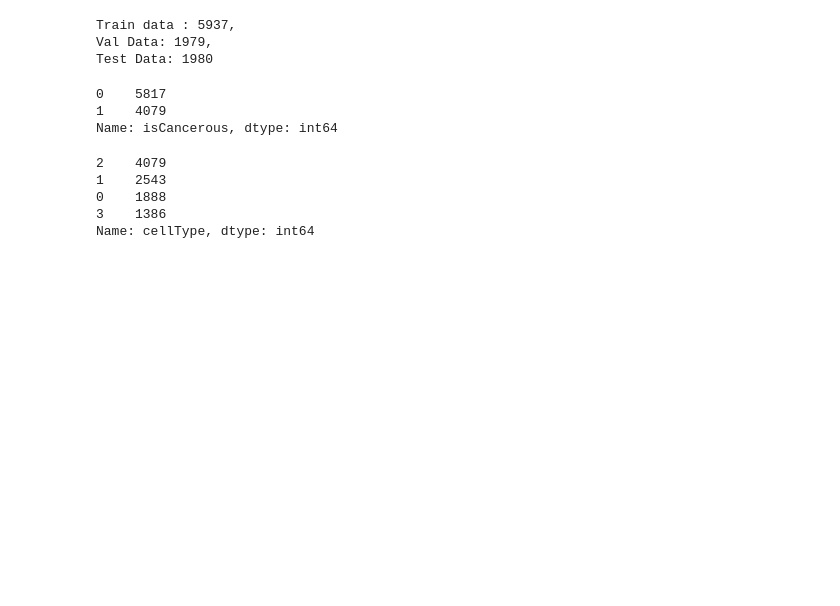
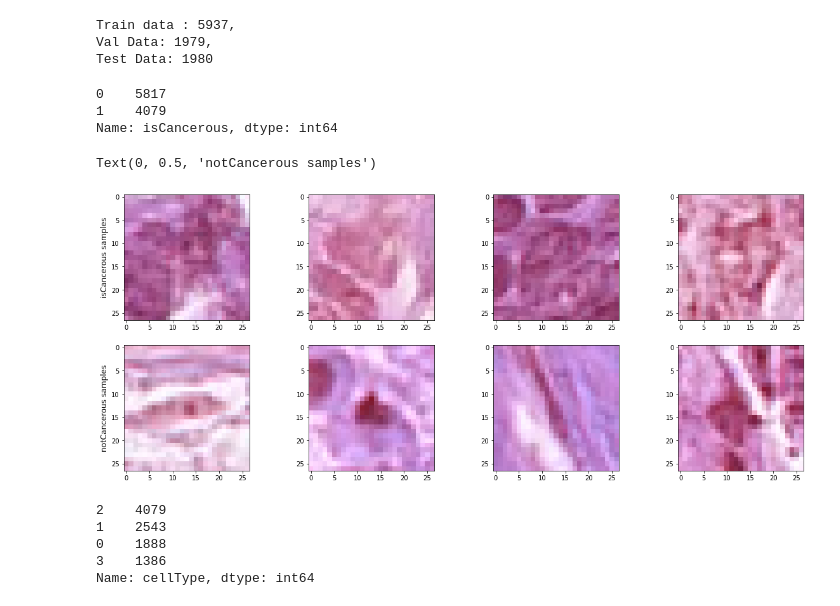
Before and after one commit to ngkarthi71/colon-cancer-analysis, a Jupyter notebook: colon_cancer_analysis.ipynb, the cells around one changed output. Drawn from its saved outputs; the diff is of its cells as text; code cells hidden in the pictures; blank space fills up the shorter version.

```diff
--- a/colon_cancer_analysis.ipynb
+++ b/colon_cancer_analysis.ipynb
@@ -66,20 +68,34 @@ Name: isCancerous, dtype: int64
 # %%
 colon_main.isCancerous.hist()
 plt.show()
-# %%
-r_inx = np.random.choice(100, 4)
-rand_data = colon_main.loc[r_inx,'ImageName']
-
-plt.figure(figsize=(16,4))
-
-for i, path in enumerate(rand_data):
-    image_path = "./Image_classification_data/patch_images/" + path
-    im = np.asarray(Image.open(image_path))
-    plt.subplot(1,4,i+1)
-    plt.imshow(im,cmap='gray')
-    plt.axis('off')
-
-plt.show()
+# %%
+isCancerous = colon_main.loc[colon_main['isCancerous'] == 1].sample(4)
+notCancerous = colon_main.loc[colon_main['isCancerous'] == 0].sample(4)
+
+isCancerous_images = []
+notCancerous_images = []
+
+for path in isCancerous['ImageName']:
+    image_path = "./Image_classification_data/patch_images/" + path
+    image = cv.imread(image_path)
+    isCancerous_images.append(image)
+
+for path in notCancerous['ImageName']:
+    image_path = "./Image_classification_data/patch_images/" + path
+    image = cv.imread(image_path)
+    notCancerous_images.append(image)
+
+fig,axis = plt.subplots(2,4,figsize=(20,8))
+for i, image in enumerate(isCancerous_images):
+    axis[0,i].imshow(image)
+axis[0,0].set_ylabel('isCancerous samples', size='large')
+
+for i, image in enumerate(notCancerous_images):
+    axis[1,i].imshow(image)
+axis[1,0].set_ylabel('notCancerous samples', size='large')
+# %% [output]
+Text(0, 0.5, 'notCancerous samples')
+[figure, added]
 # %%
 INPUT_DIM = (27, 27, 3)
 HIDDEN_LAYER_DIM = 256
```
Also changed, not shown: parts of 16 cells of this notebook, 13 other files.
